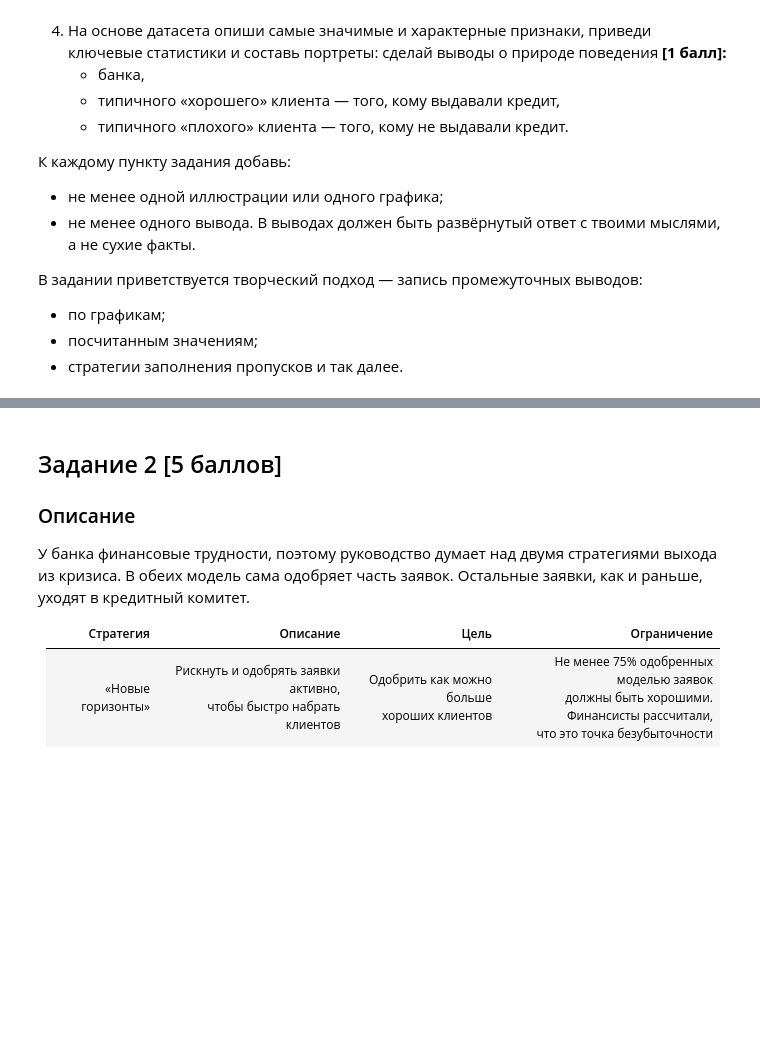
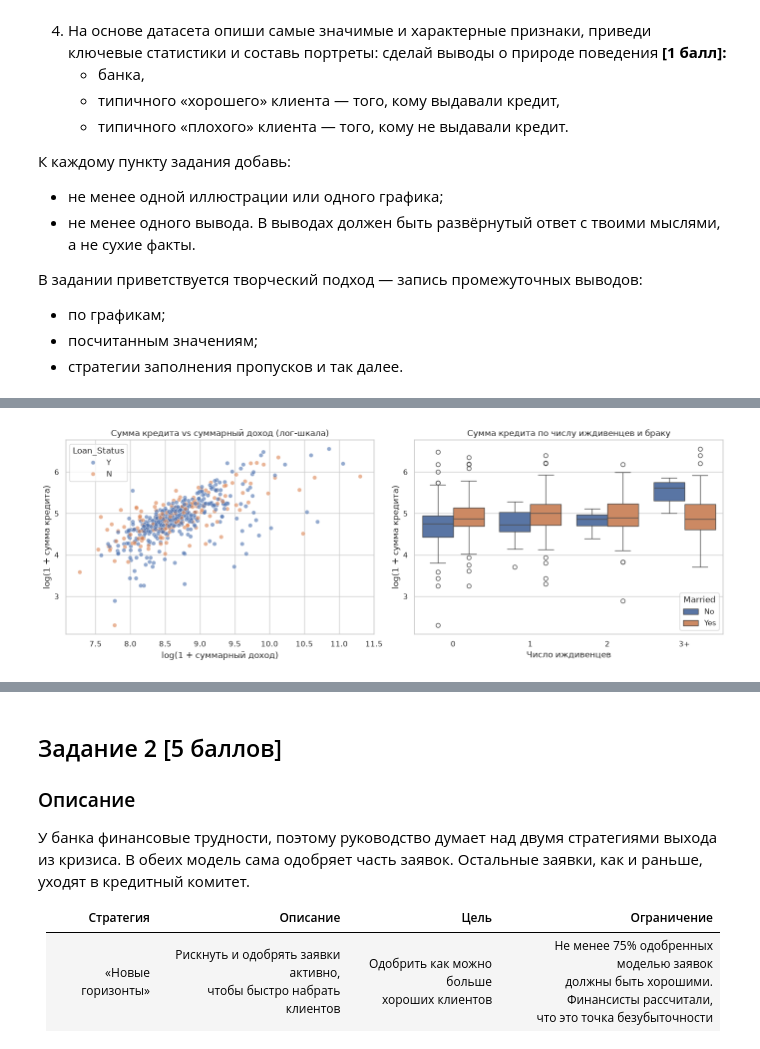
Before and after one commit to pxc1984/competitive-py, a Jupyter notebook: ai/Неделя_6_Введение в ИИ_Основной_уровень_ДЗ.ipynb, the cells around one changed output, grey strips where cells are left out. Cells and saved outputs as stored; diff of their text form; code cells hidden in the pictures; blank space fills up the shorter version.

```diff
--- a/ai/Неделя_6_Введение в ИИ_Основной_уровень_ДЗ.ipynb
+++ b/ai/Неделя_6_Введение в ИИ_Основной_уровень_ДЗ.ipynb
@@ -83,0 +197,15 @@ To: /content/dataset.csv
+# %%
+fig, axes = plt.subplots(1, 2, figsize=(14, 5))
+sns.scatterplot(data=eda, x="LogTotalIncome", y="LogLoanAmount", hue="Loan_Status", alpha=0.6, ax=axes[0])
+axes[0].set_title("Сумма кредита vs суммарный доход (лог-шкала)")
+axes[0].set_xlabel("log(1 + суммарный доход)")
+axes[0].set_ylabel("log(1 + сумма кредита)")
+
+sns.boxplot(data=eda, x="Dependents", y="LogLoanAmount", hue="Married", ax=axes[1])
+axes[1].set_title("Сумма кредита по числу иждивенцев и браку")
+axes[1].set_xlabel("Число иждивенцев")
+axes[1].set_ylabel("log(1 + сумма кредита)")
+plt.tight_layout()
+plt.show()
+# %% [output]
+[figure, added]
```
Also changed, not shown: parts of 54 cells of this notebook.
